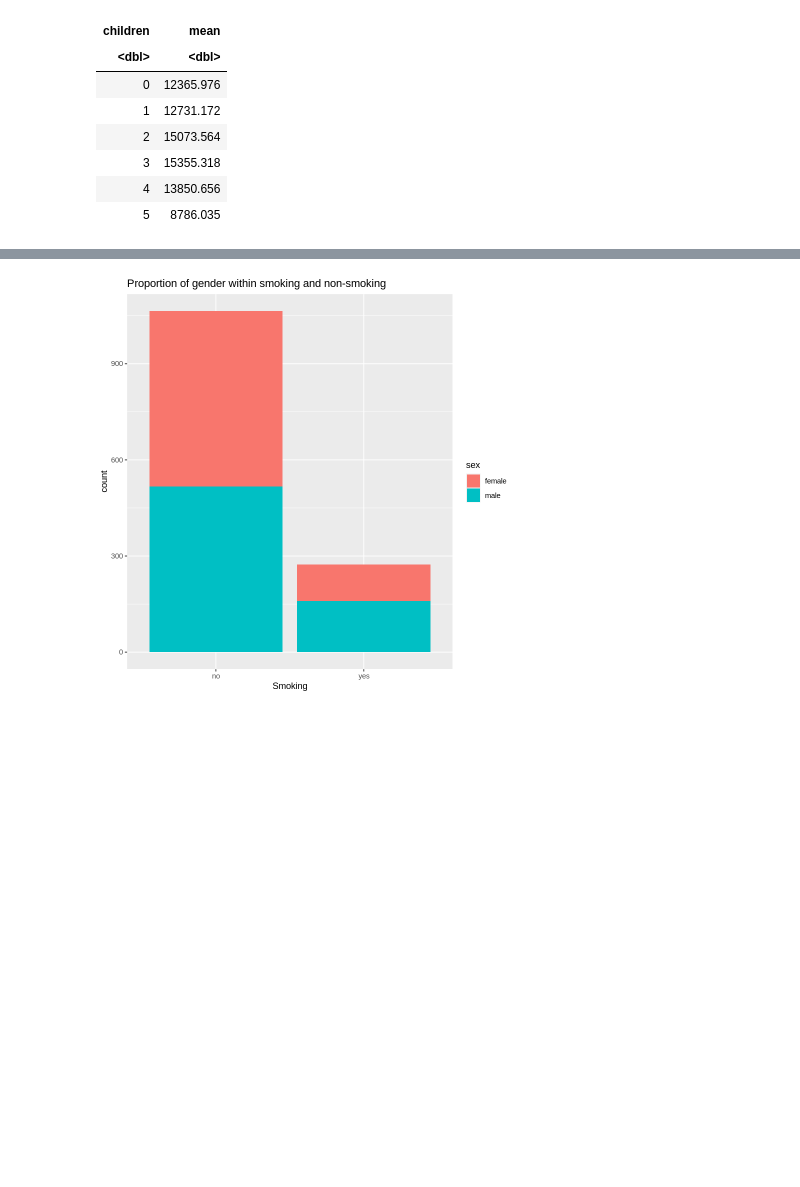
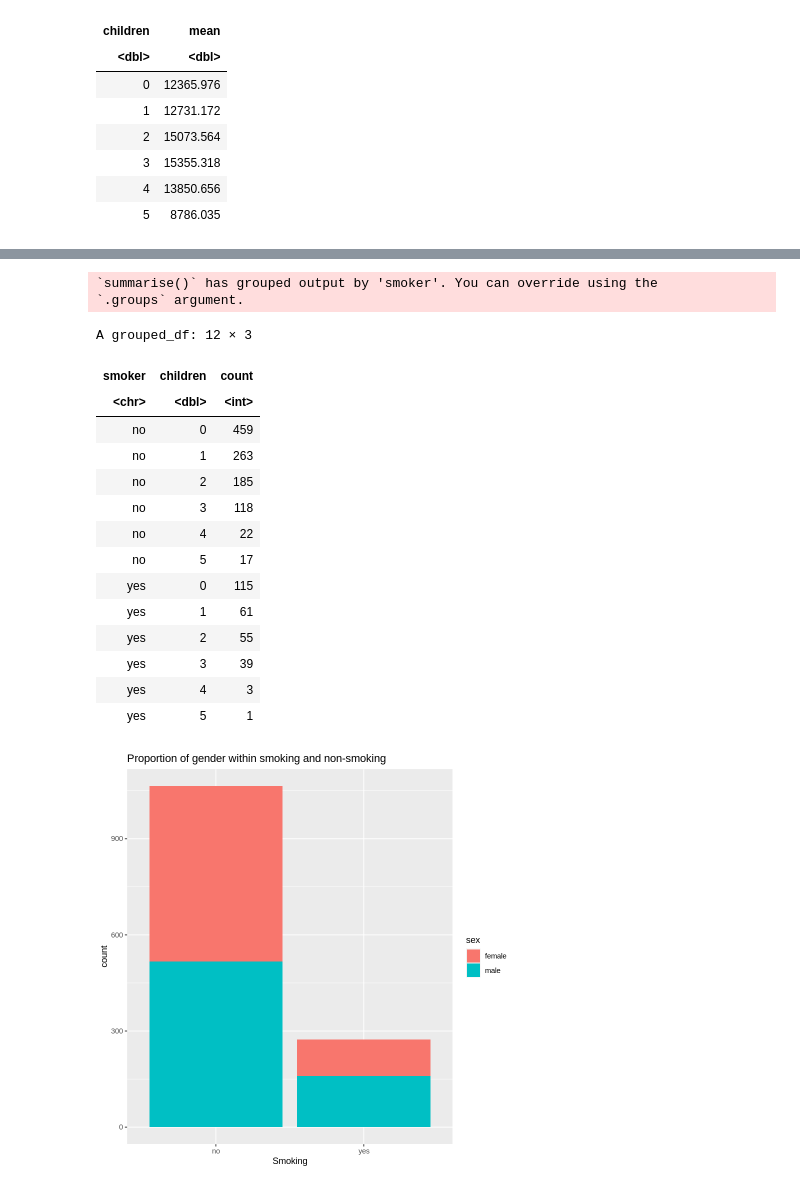
Before and after one commit to Yuji03b/STAT-201-GROUP-1, a Jupyter notebook: proposal.ipynb, the cells around one changed output, grey strips where cells are left out. Drawn from its saved outputs; the diff is of its cells as text; code cells hidden in the pictures; blank space fills up the shorter version.

```diff
--- a/proposal.ipynb
+++ b/proposal.ipynb
@@ -121,3 +134,27 @@ A tibble: 6 × 2
+# %%
+count <- insurance %>%
+    group_by(smoker, children) %>%
+    summarize(count = n())
+
+count
+# %% [output]
+`summarise()` has grouped output by 'smoker'. You can override using the
+`.groups` argument.
+A grouped_df: 12 × 3
+| smoker | children | count |
+| <chr> | <dbl> | <int> |
+| no | 0 | 459 |
+| no | 1 | 263 |
+| no | 2 | 185 |
+| no | 3 | 118 |
+| no | 4 | 22 |
+| no | 5 | 17 |
+| yes | 0 | 115 |
+| yes | 1 | 61 |
+| yes | 2 | 55 |
+| yes | 3 | 39 |
+| yes | 4 | 3 |
+| yes | 5 | 1 |
 # %%
 plot1 <- insurance %>%
     ggplot() +
```
Also changed, not shown: parts of 12 cells of this notebook.
